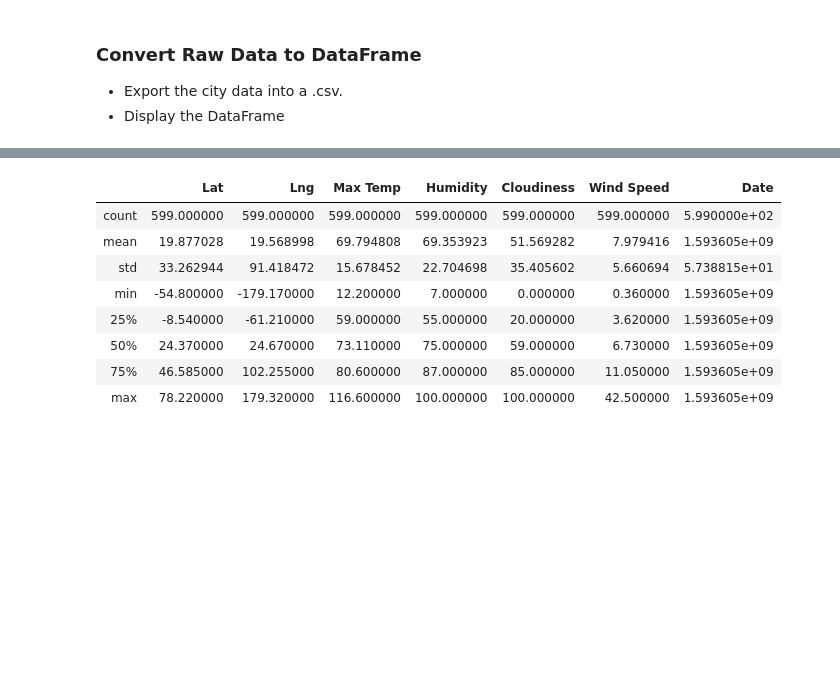
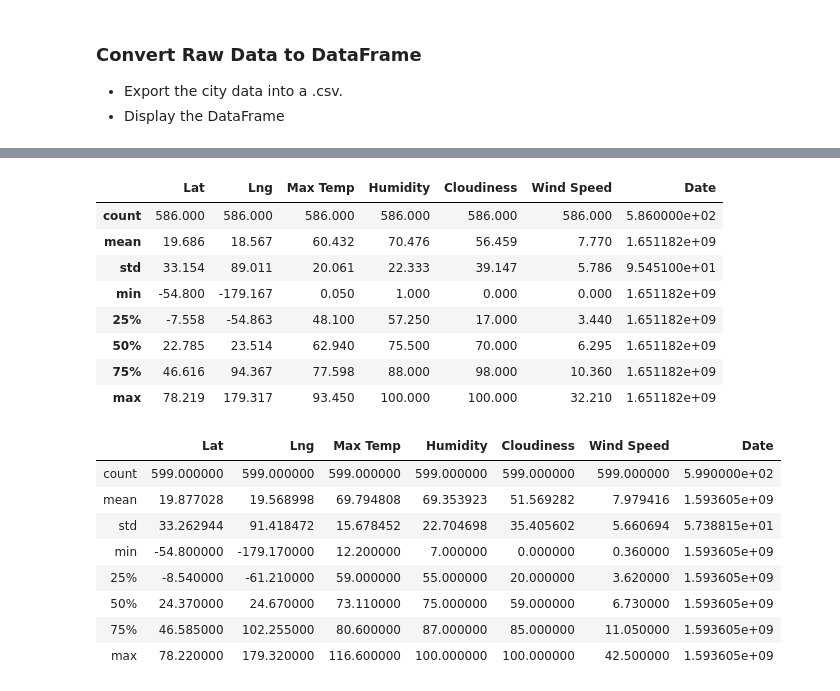
Before and after one commit to RL-Lane/python-api-challenge, a Jupyter notebook: WeatherPy.ipynb, the cells around one changed output, grey strips where cells are left out. Drawn from its saved outputs; the diff is of its cells as text; code cells hidden in the pictures; blank space fills up the shorter version.

```diff
--- a/WeatherPy.ipynb
+++ b/WeatherPy.ipynb
@@ -171,3 +163,15 @@ cities_df.head()
+# %%
+cities_cleaned_df.describe().round(3)
+# %% [output]
+|  | Lat | Lng | Max Temp | Humidity | Cloudiness | Wind Speed | Date |
+| count | 586.000 | 586.000 | 586.000 | 586.000 | 586.000 | 586.000 | 5.860000e+02 |
+| mean | 19.686 | 18.567 | 60.432 | 70.476 | 56.459 | 7.770 | 1.651182e+09 |
+| std | 33.154 | 89.011 | 20.061 | 22.333 | 39.147 | 5.786 | 9.545100e+01 |
+| min | -54.800 | -179.167 | 0.050 | 1.000 | 0.000 | 0.000 | 1.651182e+09 |
+| 25% | -7.558 | -54.863 | 48.100 | 57.250 | 17.000 | 3.440 | 1.651182e+09 |
+| 50% | 22.785 | 23.514 | 62.940 | 75.500 | 70.000 | 6.295 | 1.651182e+09 |
+| 75% | 46.616 | 94.367 | 77.598 | 88.000 | 98.000 | 10.360 | 1.651182e+09 |
+| max | 78.219 | 179.317 | 93.450 | 100.000 | 100.000 | 32.210 | 1.651182e+09 |
 # %%
 # %% [output]
 |  | Lat | Lng | Max Temp | Humidity | Cloudiness | Wind Speed | Date |
```
Also changed, not shown: parts of 6 cells of this notebook.
